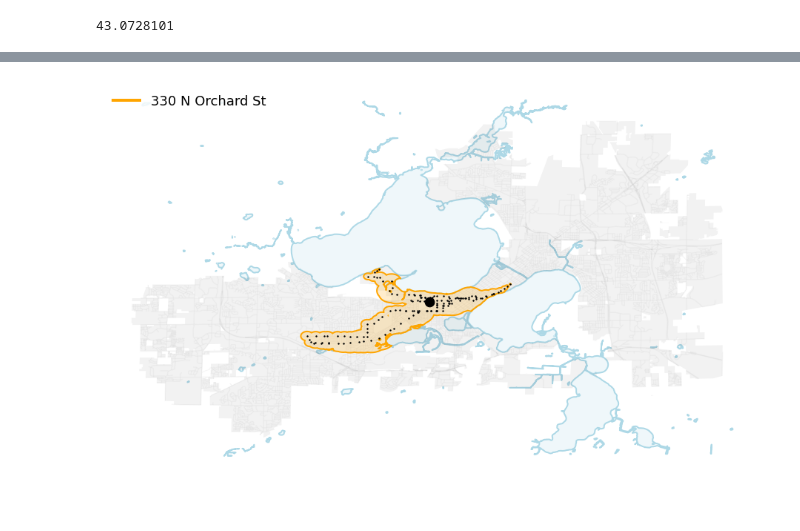
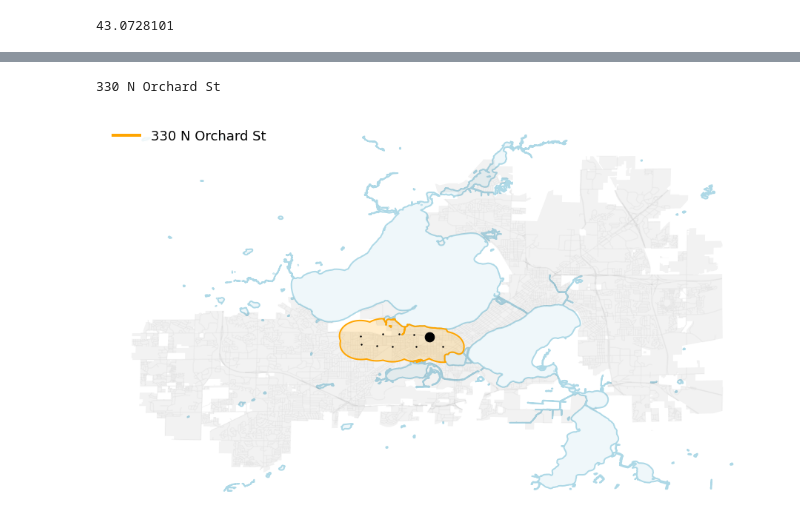
Before and after one commit to wisc-bus/simulator, a Jupyter notebook: notebooks/Young_task.ipynb, the cells around one changed output, grey strips where cells are left out. Drawn from its saved outputs; the diff is of its cells as text; code cells hidden in the pictures.

```diff
--- a/notebooks/Young_task.ipynb
+++ b/notebooks/Young_task.ipynb
@@ -19,13 +19,13 @@ manger init
 mangager register
 mangager register
 # %%
-DATA_PATH = "../data/mmt_gtfs.zip"
+DATA_PATH = "../data/loop_gtfs.zip"
 OUT_PATH = "/tmp/output"
 DAY = "monday"
-START_TIME = "12:00:00"
-ELAPSE_TIME = "00:30:00"
+START_TIME = "10:00:00"
+ELAPSE_TIME = "02:00:00"
 AVG_WALKING_SPEED = 1.4 # 1.4 meters per second
-MAX_WALKING_MIN = 10
+MAX_WALKING_MIN = 12
 city = gpd.read_file("../data/plot/background/madison-shp")
 lakes = gpd.read_file("../data/plot/background/water-shp")
 street = gpd.read_file("../data/plot/background/street-shp")
@@ -34,6 +34,8 @@ min_lon = city.bounds.minx.min()
 max_lat = city.bounds.maxy.max()
 min_lat = city.bounds.miny.min()
 
+sc = SCanalyzer(DATA_PATH)
+
 geolocator = Nominatim(user_agent="wisc_bazarr_demo")
 manager = LocalManager(DATA_PATH, OUT_PATH, None)
 busSim = BusSim(manager, DAY, START_TIME, ELAPSE_TIME, AVG_WALKING_SPEED, MAX_WALKING_MIN)
@@ -110,50 +110,5 @@ ax.set_axis_off() # set axis off
-# %%
-ax = lakes.boundary.plot(color="lightblue", zorder=1, linewidth=2, figsize=(16, 16))
-lakes.plot(color="lightblue", ax=ax, alpha=0.2, zorder=1)
-city.plot(color="black", alpha=0.05, ax=ax, zorder=2)
-street.plot(color="black", alpha=0.03, ax=ax, zorder=3)
-
-leg_lines = []
-leg_text = []
-
-colors = ["orange", "blue", "green", "yellow"]
-
-zorder = 4
-
-bubbles = []
-addr = '330 N Orchard St'
-
-zorder += 10
-location = geocode(addr)
-lat, lon = (location.latitude, location.longitude)
-
-gdf = busSim2.get_gdf(start_point=(lat, lon)) # draw bubble
-gdf = gdf.to_crs(epsg=4326)
-
-color = colors[0 % len(colors)]
-bubble = flatten(gdf.difference(lakes.unary_union)) # the difference between bubble and lakes = bubble - lakes
-bubble["color"] = color
-bubble.boundary.plot(color=color, ax=ax, linewidth=2, zorder=zorder+2)
-# Round-trip the data through a flat projection, ideally one which preserves area, such as Equal Area Cylindrical ('+proj=cea')
-gdf["geometry"].to_crs('+proj=cea').centroid.to_crs(gdf.crs).plot(color="black", ax=ax, markersize=2, zorder=zorder+3)
-start = gpd.GeoSeries([Point(lon, lat)])
-start.plot(ax = ax, marker='o', color="black", markersize=160, zorder=100) # draw start point
-
-leg_lines.append(Line2D([0], [0], color=color, lw=4)) # legend line image
-leg_text.append(addr)
-
-df = bubble
-df.plot(alpha=0.2, ax=ax, color=df["color"], zorder=zorder)
-
-leg = ax.legend(leg_lines, leg_text, prop={"size": 18}, loc="upper left")
-leg.get_frame().set_facecolor("white")
-leg.get_frame().set_edgecolor("white")
-
-ax.set_axis_off() # set axis off
-# %% [output]
-[figure, removed]
 # %%
-def plot(starts=[]):
+def plot(busSim, starts=[]):
     ax = lakes.boundary.plot(color="lightblue", zorder=1, linewidth=2, figsize=(16, 16))
     lakes.plot(color="lightblue", ax=ax, alpha=0.2, zorder=1)
     city.plot(color="black", alpha=0.05, ax=ax, zorder=2)
@@ -178,20 +133,20 @@ def plot(starts=[]):
             print(lat, lon)
             print(f"Looks like {start} is not in madison.")
             continue
-        gdf = busSim.get_gdf(start_point=(lat, lon))
+        gdf = busSim.get_gdf(start_point=(lat, lon)) # draw bubble
         gdf = gdf.to_crs(epsg=4326)
 
         color = colors[i % len(colors)]
-        bubble = flatten(gdf.difference(lakes.unary_union))
+        bubble = flatten(gdf.difference(lakes.unary_union)) # the difference between bubble and lakes = bubble - lakes
         bubble["color"] = color
         bubbles.append(bubble)
         bubble.boundary.plot(color=color, ax=ax, linewidth=2, zorder=zorder+2)
         # Round-trip the data through a flat projection, ideally one which preserves area, such as Equal Area Cylindrical ('+proj=cea')
         gdf["geometry"].to_crs('+proj=cea').centroid.to_crs(gdf.crs).plot(color="black", ax=ax, markersize=2, zorder=zorder+3)
         start = gpd.GeoSeries([Point(lon, lat)])
-        start.plot(ax = ax, marker='o', color="black", markersize=160, zorder=100)
+        start.plot(ax = ax, marker='o', color="black", markersize=160, zorder=100) # draw start point
 
-        leg_lines.append(Line2D([0], [0], color=color, lw=4))
+        leg_lines.append(Line2D([0], [0], color=color, lw=4)) # legend line image
         leg_text.append(addr)
 
     df = pd.concat(bubbles)
@@ -205,3 +160,8 @@ def plot(starts=[]):
 
 def demo(addrs_str):
     plot([s.strip() for s in addrs_str.split("\n") if s.strip() != ""])
+# %%
+plot(busSim, ['330 N Orchard St'])
+# %% [output]
+330 N Orchard St
+[figure, added]
```
Also changed, not shown: parts of 2 cells of this notebook, 3 other files.
